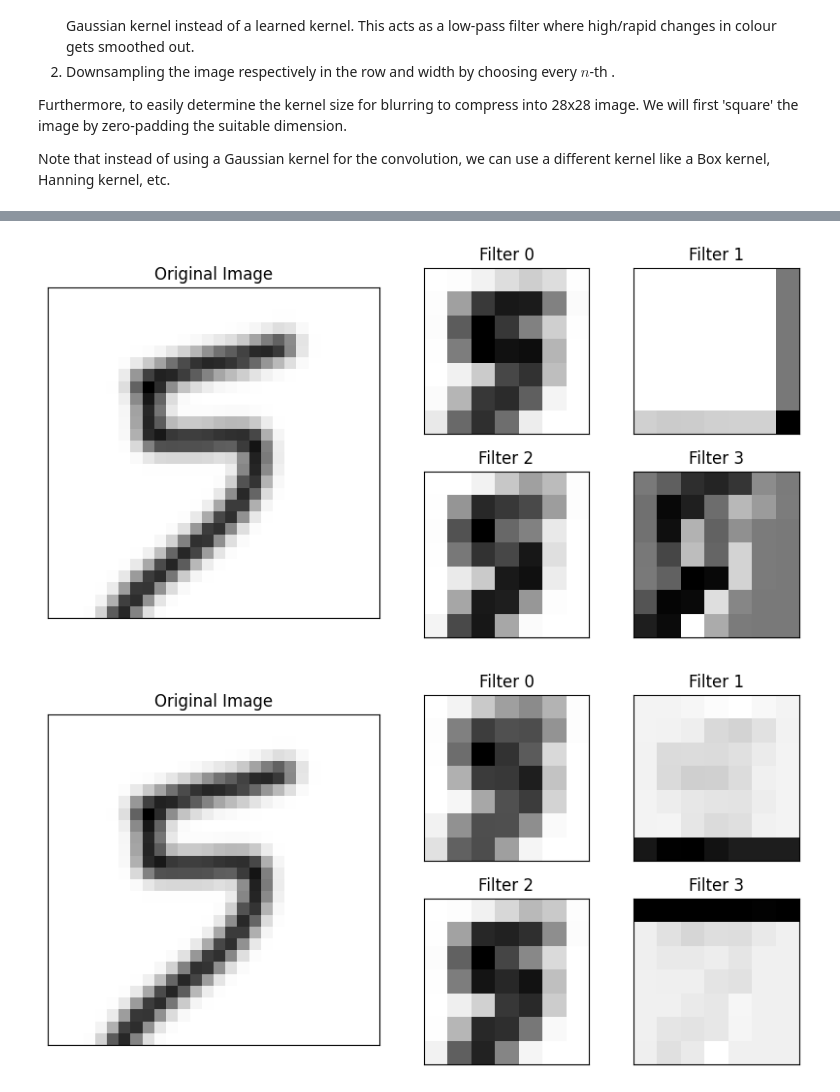
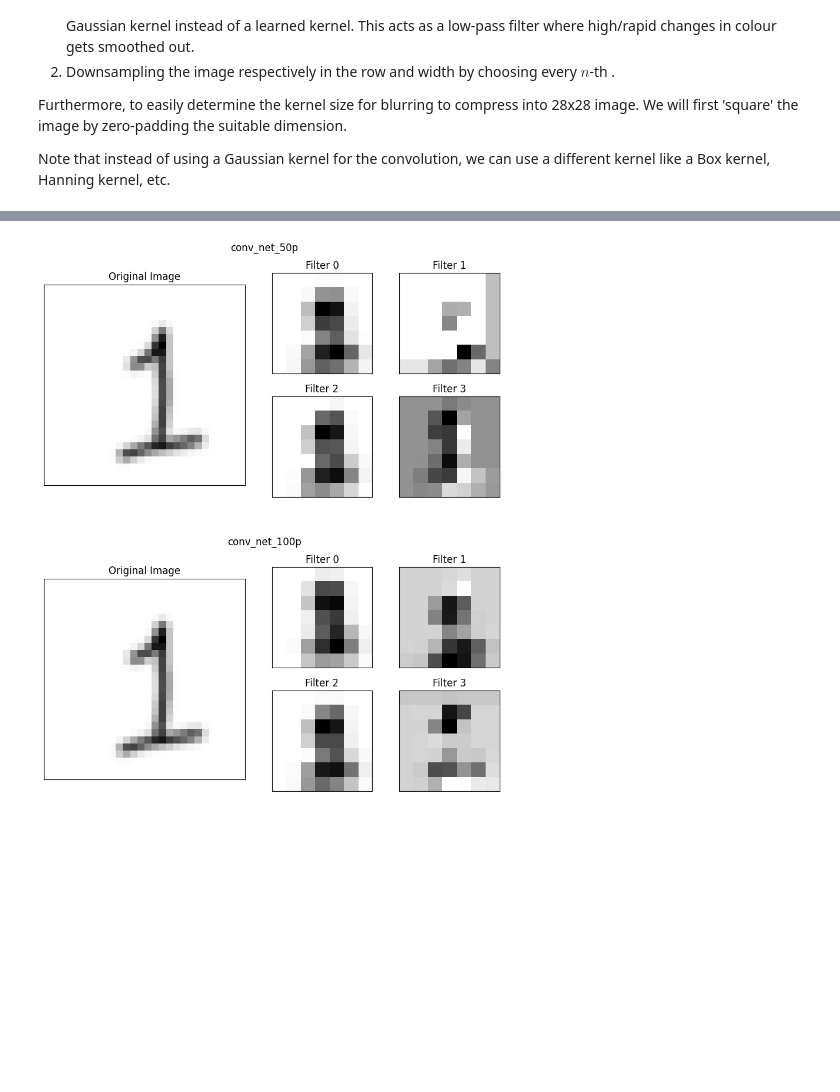
Before and after one commit to Ngoc-Cac/Deep-Learning-with-PyTorch, a Jupyter notebook: Topics/Convolutional Network/1.b CNN_demo analysis.ipynb, the cells around one changed output, grey strips where cells are left out. Saved outputs shown, nothing was run; the diff lists cells and outputs as text; code cells hidden in the pictures; blank space fills up the shorter version.

```diff
--- a/Topics/Convolutional Network/1.b CNN_demo analysis.ipynb
+++ b/Topics/Convolutional Network/1.b CNN_demo analysis.ipynb
@@ -88,14 +82,15 @@ conv_net_100p.eval();
 # %% [markdown]
 # Interpreting the Weights
 # %%
-def draw_filters(sample_image, convolved_filters):
+def draw_filters(sample_image, convolved_filters, fig=None):
     cmap = 'gray_r'
     layout = [
         ['Image', 0, 1],
         ['Image', 2, 3]
     ]
 
-    fig = plt.figure(figsize=(10, 5))
+    if fig is None:
+        fig = plt.figure(figsize=(10, 5))
     axes = fig.subplot_mosaic(layout, width_ratios=(2, 1, 1))
 
     axes['Image'].imshow(sample_image[0, :, :], cmap=cmap)
@@ -153,27 +180,33 @@ Note that instead of using a Gaussian kernel for the convolution, we can use a d
 # %%
 import torchvision
 
-from torchvision.transforms import GaussianBlur
+from torchvision.transforms import GaussianBlur, Grayscale
+
+grayscaler = Grayscale()
 # %%
 def compress_image(
     img: torch.Tensor,
-    desired_shape: int
+    desired_shape: int,
+    sigma: int | float = 5,
+    kern_size: int | None = None
 ):
     if img.shape[1] != img.shape[2]:
         missing_dim = abs(img.shape[1] - img.shape[2])
         if img.shape[1] < img.shape[2]:
-            new_img = nn.functional.pad(img, (0, 0, 0, missing_dim))
+            img = nn.functional.pad(img, (0, 0, 0, missing_dim))
         else:
-            new_img = nn.functional.pad(img, (0, missing_dim, 0, 0))
+            img = nn.functional.pad(img, (0, missing_dim, 0, 0))
+
 
     if img.shape[1] == desired_shape:
-        return new_img
+        return img
 
     # Gaussian Blur, the kernel size of 1/4 the image size is taken
     # Note that kernel size must be odd
-    kern_size = new_img.shape[1] // 4
+    if kern_size is None:
+        kern_size = img.shape[1] // 4
     if kern_size % 2 == 0: kern_size += 1
-    new_img = GaussianBlur(kern_size, 5)(new_img)
+    new_img = GaussianBlur(kern_size, sigma)(img)
 
     # downsample image to best match the desired_shape
     # this however does not ensure a perfect match, so we need to
@@ -186,10 +219,10 @@ def compress_image(
         new_img = new_img[:, :-extra_dims, :-extra_dims]
     return new_img
 # %%
-img = torchvision.io.read_image('./data/test_img/num5.2.png')
-img = (img[0:1] - 255) / 255
+img = torchvision.io.read_image('./data/test_img/num1.2.png')
+img = (255 - grayscaler(img[:3])) / 255
 
-lowpass_filtered_image = compress_image(img, 28)
+lowpass_filtered_image = compress_image(img, 28, 3, 31)
 
 
 fig = plt.figure(figsize=(9, 4))
@@ -208,16 +241,19 @@ axes[1].set_yticks([]);
 # %%
 # Reusing the layers extracted from the section above, remember to run those cells!
-convolved_input = layers_50[1](layers_50[0](lowpass_filtered_image)).detach()
+convolved_input = [
+    layers_50[1](layers_50[0](lowpass_filtered_image)).detach(),
+    layers_100[1](layers_100[0](lowpass_filtered_image)).detach()
+]
 
-draw_filters(lowpass_filtered_image, convolved_input)
+fig = plt.figure(figsize=(10, 10))
+subfigs = fig.subfigures(2, 1)
+subfigs[0].suptitle('conv_net_50p')
+subfigs[1].suptitle('conv_net_100p')
+
+draw_filters(lowpass_filtered_image, convolved_input[0], subfigs[0])
+draw_filters(lowpass_filtered_image, convolved_input[1], subfigs[1])
 # %% [output]
-[figure, old version]
+[figure, new version]
-# %%
-convolved_input = layers_100[1](layers_100[0](lowpass_filtered_image)).detach()
-
-draw_filters(lowpass_filtered_image, convolved_input)
-# %% [output]
-[figure, removed]
 # %%
 softmax = nn.Softmax(1)
 
```
Also changed, not shown: parts of 9 cells of this notebook.
